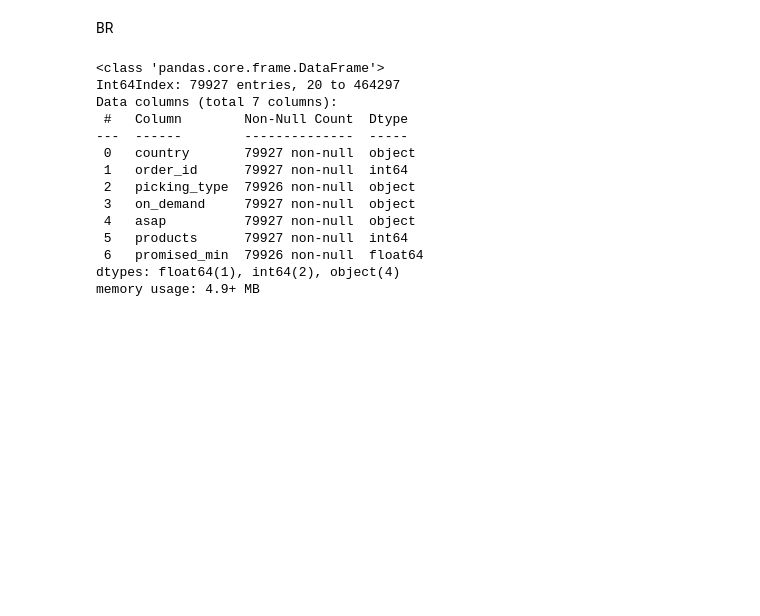
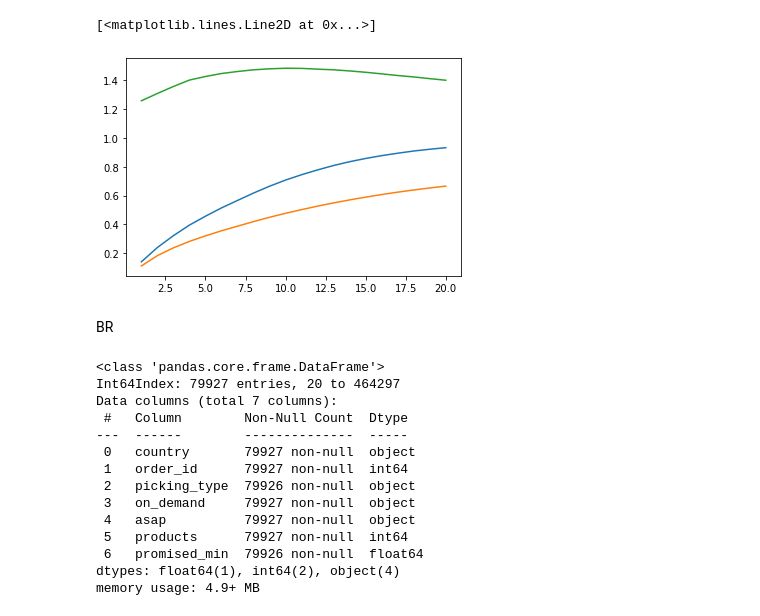
Before and after one commit to MatiasToledo/proj-am-v1, a Jupyter notebook: AR_unnaceptable.ipynb, the cells around one changed output. Saved outputs shown, nothing was run; the diff lists cells and outputs as text; code cells hidden in the pictures; blank space fills up the shorter version.

```diff
--- a/AR_unnaceptable.ipynb
+++ b/AR_unnaceptable.ipynb
@@ -225,0 +120,20 @@ memory usage: 60.9+ MB
+# %%
+rows = {'products': [], 'percentage_of_a': [], 'percentage_of_b_empty': []}
+
+
+
+# Porcentaje de ordenes que estan en Grupo A y B
+# Porcentaje de ordenes solo B
+for i in range(1, 21):
+    df_b = df_final[df_final.products <= i].merge(df_filter,  how='left', on='order_id') # Estan en B
+    df_b = df_b[df_b.country_y.isnull()] # Estan en B pero no en A
+
+    rows['products'].append(i)
+    rows['percentage_of_a'].append(len(df_filter.merge(df_final[df_final.products <= i], on='order_id', how='inner'))/len(df_filter))
+    rows['percentage_of_b_empty'].append(len(df_b)/len(df_final))
+
+df_testing = pd.DataFrame(rows)
+
+df_testing['diff'] = df_testing['percentage_of_a']/df_testing['percentage_of_b_empty']
+df_testing['diff2'] = df_testing['percentage_of_a'] - df_testing['percentage_of_b_empty']
+df_testing['diff3'] = df_testing['diff'] - df_testing['diff'].shift()
@@ -226,3 +160,10 @@ memory usage: 60.9+ MB
+# %%
+plt.plot(df_testing['products'], df_testing['percentage_of_a'])
+plt.plot(df_testing['products'], df_testing['percentage_of_b_empty'])
+plt.plot(df_testing['products'], df_testing['diff'])
+# %% [output]
+[<matplotlib.lines.Line2D at 0x...>]
+[figure, added]
 # %% [markdown]
 BR
 # %%
```
Also changed, not shown: parts of 30 cells of this notebook, 2 other files.
